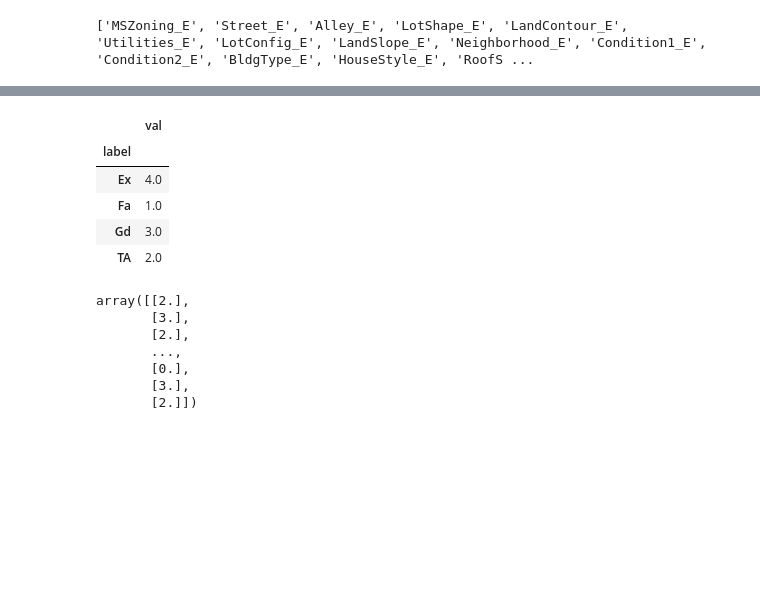
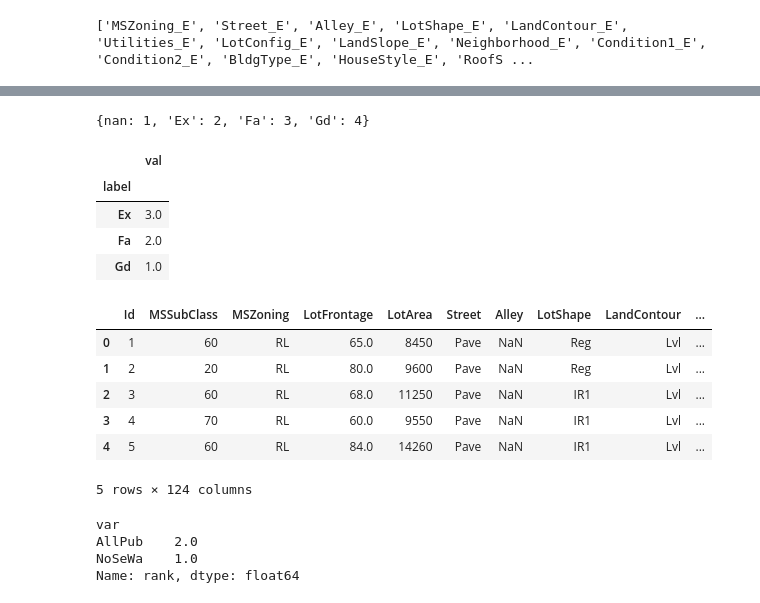
Before and after one commit to angelocandari/kag-house-price, a Jupyter notebook: main.ipynb, the cells around one changed output, grey strips where cells are left out. Drawn from its saved outputs; the diff is of its cells as text; code cells hidden in the pictures; blank space fills up the shorter version.

Commit message:
new: encoder by mean target

```diff
--- a/main.ipynb
+++ b/main.ipynb
@@ -204,7 +203,5 @@ train['BsmtCond'].value_counts()
 # %% [markdown]
 ## Categorical Encoding
-# %%
-train['LotShape'] = train['LotShape'].replace({'Reg', })
 # %%
 # from sklearn.preprocessing import LabelBinarizer
 # encoder = LabelBinarizer()
@@ -291,19 +250,20 @@ Name: ExterQual_E, Length: 1460, dtype: float64
+# %%
+ordering = pd.DataFrame()
+ordering['val'] = train['PoolQC'].unique()
+ordering.index = ordering.val
+ordering['spmean'] = train[['MSZoning', 'SalePrice']].groupby('MSZoning').mean()['SalePrice']
+ordering = ordering.sort_values('spmean')
+ordering['ordering'] = range(1, ordering.shape[0]+1)
+ordering = ordering['ordering'].to_dict()
+ordering
+# %% [output]
+{nan: 1, 'Ex': 2, 'Fa': 3, 'Gd': 4}
 # %%
-pd.DataFrame({'label': train['ExterQual'], 'val': train['ExterQual_E']}).groupby('label').max()
+(pd.DataFrame({'label': train['PoolQC'], 'val': train['PoolQC_E']})
+ .groupby('label').max().sort_values(by='val', ascending=False))
 # %% [output]
 |  | val |
 | label |  |
-| Ex | 4.0 |
-| Fa | 1.0 |
-| Gd | 3.0 |
-| TA | 2.0 |
+| Ex | 3.0 |
+| Fa | 2.0 |
+| Gd | 1.0 |
-# %%
-cat_ord
-# %% [output]
-array([[2.],
-       [3.],
-       [2.],
-       ...,
-       [0.],
-       [3.],
-       [2.]])
@@ -319 +278,22 @@ for c in cat_num:
+# %%
+train.head()
+# %% [output]
+|  | Id | MSSubClass | MSZoning | LotFrontage | LotArea | Street | Alley | LotShape | LandContour | ... |
+| 0 | 1 | 60 | RL | 65.0 | 8450 | Pave | NaN | Reg | Lvl | ... |
+| 1 | 2 | 20 | RL | 80.0 | 9600 | Pave | NaN | Reg | Lvl | ... |
+| 2 | 3 | 60 | RL | 68.0 | 11250 | Pave | NaN | IR1 | Lvl | ... |
+| 3 | 4 | 70 | RL | 60.0 | 9550 | Pave | NaN | IR1 | Lvl | ... |
+| 4 | 5 | 60 | RL | 84.0 | 14260 | Pave | NaN | IR1 | Lvl | ... |
+5 rows × 124 columns
+# %%
+pd.DataFrame({
+    'var': train['Utilities'],
+    'cnt': 1,
+    'rank': train['Utilities'].map(hh)
+}).groupby('var')['rank'].max().sort_values(ascending=False)
+# %% [output]
+var
+AllPub    2.0
+NoSeWa    1.0
+Name: rank, dtype: float64
 # %% [markdown]
```
Also changed, not shown: parts of 15 cells of this notebook, 4 other files.
